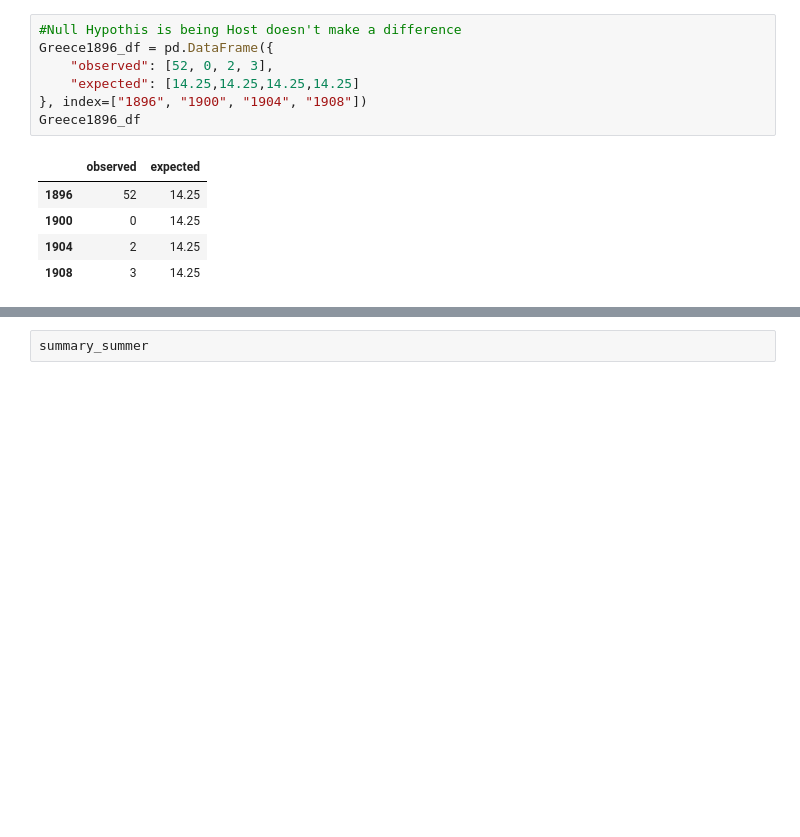
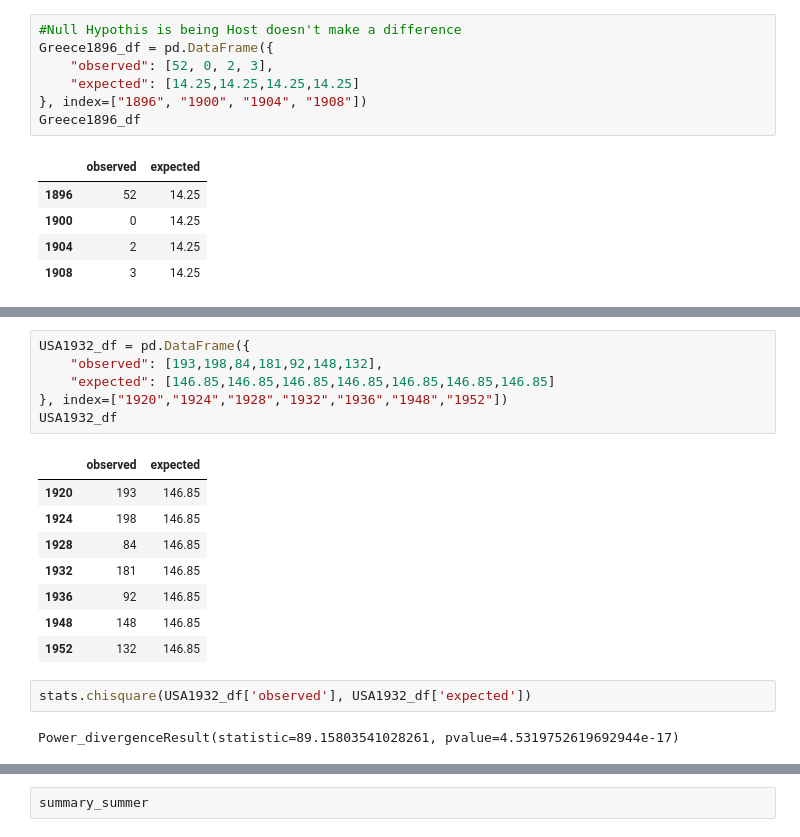
Before and after one commit to TomHOldershaw/Project_1_Team_2, a Jupyter notebook: Q3data.ipynb, the cells around one changed output, grey strips where cells are left out. Cells and saved outputs as stored; diff of their text form; blank space fills up the shorter version.

```diff
--- a/Q3data.ipynb
+++ b/Q3data.ipynb
@@ -260,0 +314,19 @@ host_medals.loc[(host_medals["Country"]=="GBR")].reset_index().tail(30)
+# %%
+USA1932_df = pd.DataFrame({
+    "observed": [193,198,84,181,92,148,132],
+    "expected": [146.85,146.85,146.85,146.85,146.85,146.85,146.85]
+}, index=["1920","1924","1928","1932","1936","1948","1952"])
+USA1932_df
+# %% [output]
+|  | observed | expected |
+| 1920 | 193 | 146.85 |
+| 1924 | 198 | 146.85 |
+| 1928 | 84 | 146.85 |
+| 1932 | 181 | 146.85 |
+| 1936 | 92 | 146.85 |
+| 1948 | 148 | 146.85 |
+| 1952 | 132 | 146.85 |
+# %%
+stats.chisquare(USA1932_df['observed'], USA1932_df['expected'])
+# %% [output]
+Power_divergenceResult(statistic=89.15803541028261, pvalue=4.5319752619692944e-17)
```
Also changed, not shown: parts of 46 cells of this notebook.
